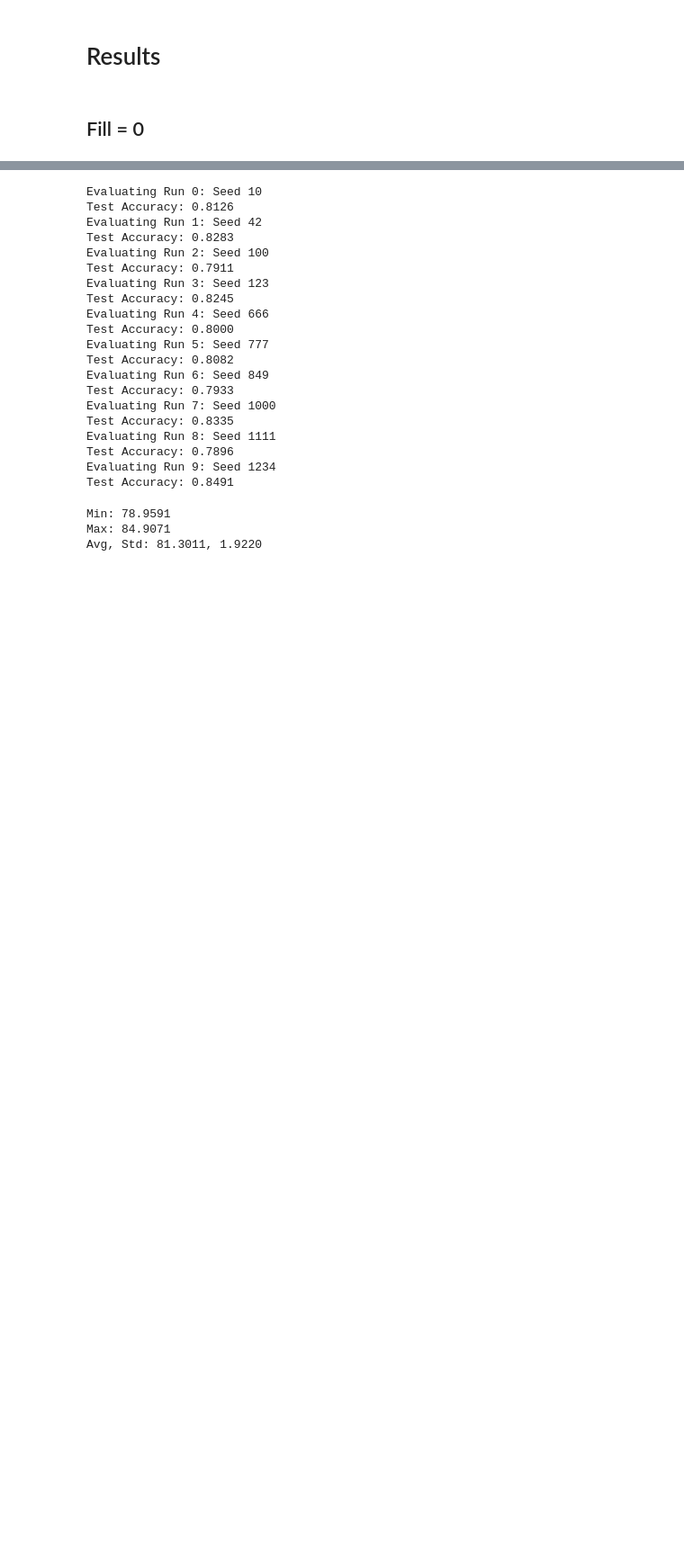
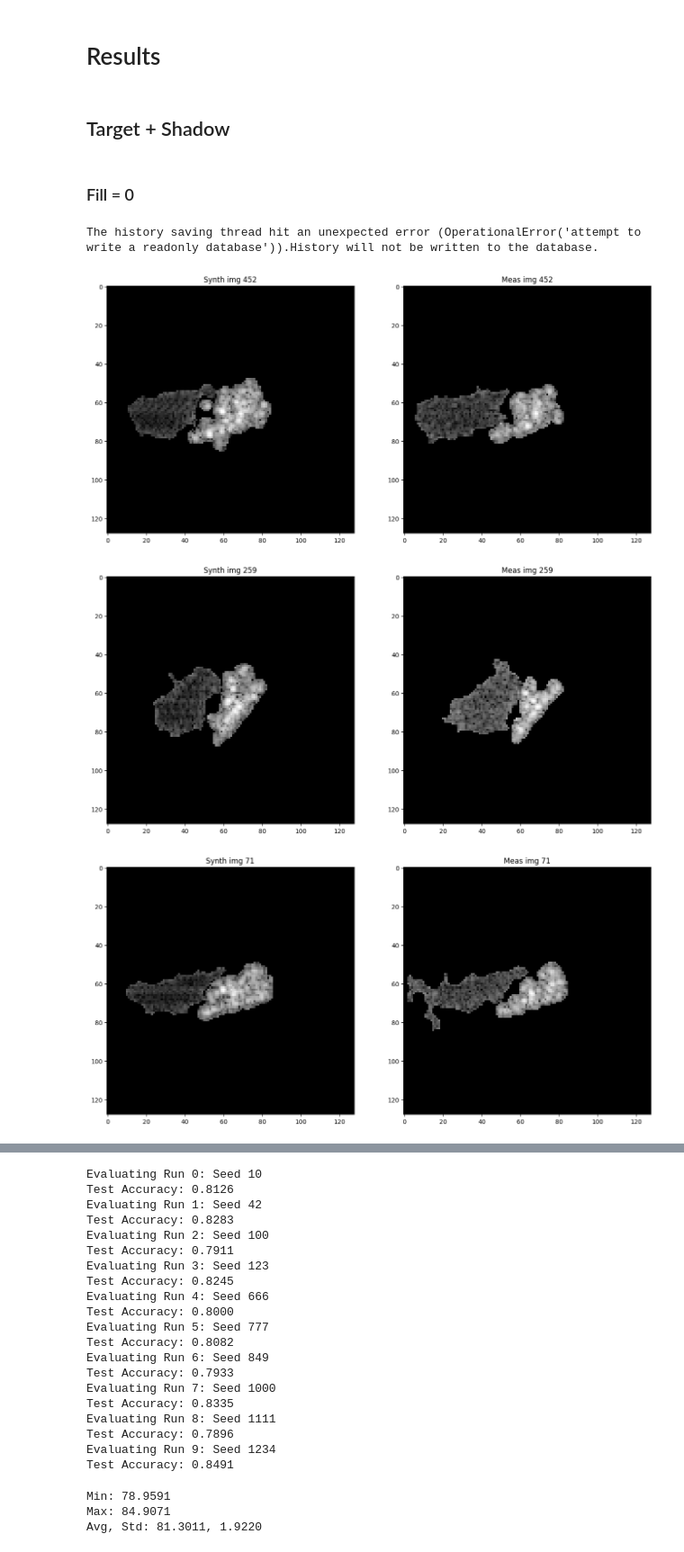
Before and after one commit to alvin-ng44/SAR_ML, a Jupyter notebook: notebooks/SSR/Segmentation/Zhao/wo_aug.ipynb, the cells around one changed output, grey strips where cells are left out. Shown at 90% size. Drawn from its saved outputs; the diff is of its cells as text; code cells hidden in the pictures; blank space fills up the shorter version.

```diff
--- a/notebooks/SSR/Segmentation/Zhao/wo_aug.ipynb
+++ b/notebooks/SSR/Segmentation/Zhao/wo_aug.ipynb
@@ -243,4 +194,22 @@ for path in tqdm(meas_paths):
     img = LogMapping(c=1000.0)(Magnitude()(img))
     T, S, _ = zhao_segmentation_v2(img)
     meas_mask_cache[path] = (T + S).astype(np.uint8)
+# %%
+synth_paths = [s[0] for s in no_aug_synth_ds.samples]
+
+synth_target_cache = {}
+for path in tqdm(synth_paths):
+    img = mat_file_loader(path)
+    img = LogMapping(c=1000.0)(Magnitude()(img))
+    T, S, _ = zhao_segmentation_v2(img)
+    synth_target_cache[path] = (T).astype(np.uint8)
+
+meas_paths = [s[0] for s in meas_ds.samples]
+
+meas_target_cache = {}
+for path in tqdm(meas_paths):
+    img = mat_file_loader(path)
+    img = LogMapping(c=1000.0)(Magnitude()(img))
+    T, S, _ = zhao_segmentation_v2(img)
+    meas_target_cache[path] = (T).astype(np.uint8)
 # %%
@@ -318,6 +287,6 @@ seg_speckle_meas_ds = DatasetFolderWithPath(
 # %%
-train_ds = seg_speckle_synth_ds
-test_ds = seg_speckle_meas_ds
+train_ds = seg_target_synth_ds
+test_ds = seg_target_meas_ds
 
 ds_dict = {"train" : train_ds, "test": test_ds}
 dataset_sizes = {"train" : len(train_ds), "test": len(test_ds)}
@@ -335,9 +304,9 @@ for i, seed in enumerate(seed_lst):
     set_seed(seed)
 
     dataloaders = {
-        "train": DataLoader(train_ds, batch_size=16, shuffle=True, num_workers=12, pin_memory = True, persistent_workers=True, worker_init_fn=worker_init_fn, generator=torch.Generator().manual_seed(seed)),
+        "train": DataLoader(train_ds, batch_size=16, shuffle=True, num_workers=12, pin_memory = True, persistent_workers=True, prefetch_factor=4, worker_init_fn=worker_init_fn, generator=torch.Generator().manual_seed(seed)),
         # "val": DataLoader(valid_ds, batch_size=16, shuffle=False, num_workers=8, pin_memory = True, persistent_workers=True, worker_init_fn=worker_init_fn, generator=torch.Generator().manual_seed(seed)),
-        "test": DataLoader(test_ds, batch_size=16, shuffle=False, num_workers=12, pin_memory = True, persistent_workers=True, worker_init_fn=worker_init_fn, generator=torch.Generator().manual_seed(seed))
+        "test": DataLoader(test_ds, batch_size=16, shuffle=False, num_workers=12, pin_memory = True, persistent_workers=True, prefetch_factor=4, worker_init_fn=worker_init_fn, generator=torch.Generator().manual_seed(seed))
     }
     # load pre-trained model
     model = models.resnet18(weights = None)
@@ -424,7 +393,7 @@ for i, seed in enumerate(seed_lst):
     train_acc.append(history["train_acc"])
     # val_acc.append(history["val_acc"])
 
-    torch.save(model.state_dict(), os.path.join(workspace, f"weights/SSR/Segmentation/Zhao_v2/wo_aug/rn18_seed{seed}_b16_speckle .pth"))
+    torch.save(model.state_dict(), os.path.join(workspace, f"weights/SSR/Segmentation/Zhao_v2/wo_aug/target_only/rn18_seed{seed}_b16.pth"))
 
 train_loss = np.array(train_loss)
 # val_loss = np.array(val_loss)
@@ -436,4 +420,27 @@ NameError: name 'set_seed' is not defined
 # %% [markdown]
 # Results
+# %% [markdown]
+## Target + Shadow
 # %% [markdown]
-## Fill = 0
+### Fill = 0
+# %%
+for i in [ 452,  259,   71,  627,  419, 1102, 1104, 1036,  777,  820]:
+    synth_img = seg_synth_ds[i][0][0]
+    meas_img = seg_meas_ds[i][0][0]
+
+    fig = plt.figure(figsize = (16, 9))
+
+    ax0 = fig.add_subplot(1, 2, 1)
+    ax0.imshow(synth_img, vmin = 0, vmax = 1, cmap = "gray")
+    ax0.set_title(f"Synth img {i}")
+
+    ax1 = fig.add_subplot(1, 2, 2)
+    ax1.imshow(meas_img, vmin = 0, vmax = 1, cmap = "gray")
+    ax1.set_title(f"Meas img {i}")
+
+    plt.show()
+# %% [output]
+The history saving thread hit an unexpected error (OperationalError('attempt to write a readonly database')).History will not be written to the database.
+[figure, added]
+[figure, added]
+[figure, added]
```
Also changed, not shown: parts of 14 cells of this notebook, 2 other files.
